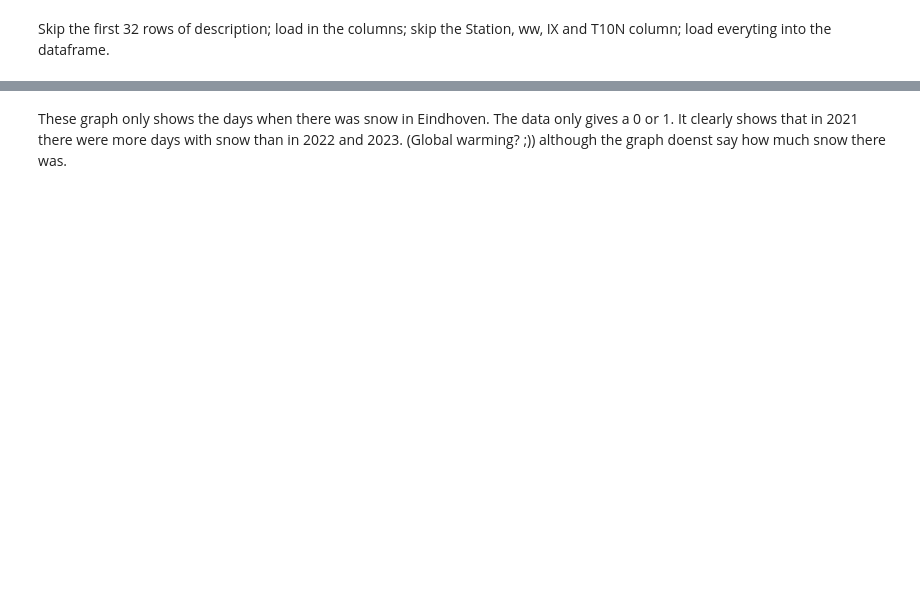
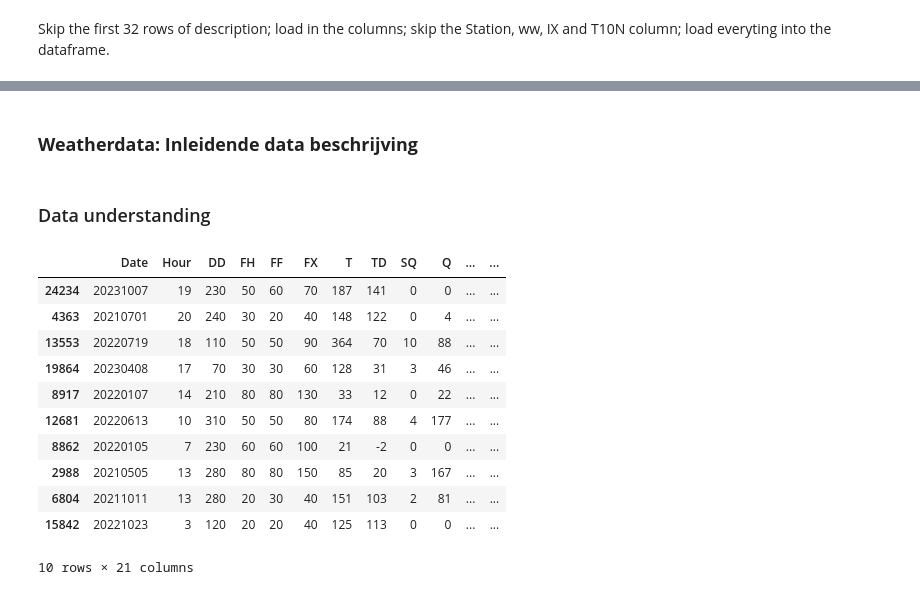
Before and after one commit to MichalI495002/S4-AI-JUGO-Assigment-, a Jupyter notebook: Notebooks/Phase 1/toSort/Weatherdata.ipynb, the cells around one changed output, grey strips where cells are left out. Saved outputs shown, nothing was run; the diff lists cells and outputs as text; code cells hidden in the pictures; blank space fills up the shorter version.

```diff
--- a/Notebooks/Phase 1/toSort/Weatherdata.ipynb
+++ b/Notebooks/Phase 1/toSort/Weatherdata.ipynb
@@ -206,17 +83,0 @@ Above you can see the distribution of the values per feature. For example, the T
-# %%
-# Convert non-numeric columns to numeric and handle missing values (for the datetime convert tot numerical)
-for col in df.columns:
-    df[col] = pd.to_numeric(df[col], errors='coerce')
-
-# Handle missing values (choose one method)
-# df = df.fillna(0)  # Example: fill NaN with 0
-df = df.dropna()  # Example: drop rows with NaN
-
-# Calculate the correlation matrix
-correlation_matrix = df.corr()
-
-# Create a heatmap of the correlation matrix
-plt.figure(figsize=(12, 10))
-sns.heatmap(correlation_matrix, annot=True, fmt=".2f", cmap='coolwarm', square=True, linewidths=.5)
-plt.title('Correlation Matrix')
-plt.show()
@@ -267,2 +83,0 @@ plt.show()
-# %% [markdown]
-These graph only shows the days when there was snow in Eindhoven. The data only gives a 0 or 1. It clearly shows that in 2021 there were more days with snow than in 2022 and 2023. (Global warming? ;)) although the graph doenst say how much snow there was.
@@ -268,0 +110,19 @@ These graph only shows the days when there was snow in Eindhoven. The data only
+# %% [markdown]
+### <b>Weatherdata: Inleidende data beschrijving</b>
+# %% [markdown]
+### Data understanding
+# %%
+df.sample(10)
+# %% [output]
+|  | Date | Hour | DD | FH | FF | FX | T | TD | SQ | Q | ... | ... |
+| 24234 | 20231007 | 19 | 230 | 50 | 60 | 70 | 187 | 141 | 0 | 0 | ... | ... |
+| 4363 | 20210701 | 20 | 240 | 30 | 20 | 40 | 148 | 122 | 0 | 4 | ... | ... |
+| 13553 | 20220719 | 18 | 110 | 50 | 50 | 90 | 364 | 70 | 10 | 88 | ... | ... |
+| 19864 | 20230408 | 17 | 70 | 30 | 30 | 60 | 128 | 31 | 3 | 46 | ... | ... |
+| 8917 | 20220107 | 14 | 210 | 80 | 80 | 130 | 33 | 12 | 0 | 22 | ... | ... |
+| 12681 | 20220613 | 10 | 310 | 50 | 50 | 80 | 174 | 88 | 4 | 177 | ... | ... |
+| 8862 | 20220105 | 7 | 230 | 60 | 60 | 100 | 21 | -2 | 0 | 0 | ... | ... |
+| 2988 | 20210505 | 13 | 280 | 80 | 80 | 150 | 85 | 20 | 3 | 167 | ... | ... |
+| 6804 | 20211011 | 13 | 280 | 20 | 30 | 40 | 151 | 103 | 2 | 81 | ... | ... |
+| 15842 | 20221023 | 3 | 120 | 20 | 20 | 40 | 125 | 113 | 0 | 0 | ... | ... |
+10 rows × 21 columns
```
Also changed, not shown: parts of 46 cells of this notebook, 1 other file.
